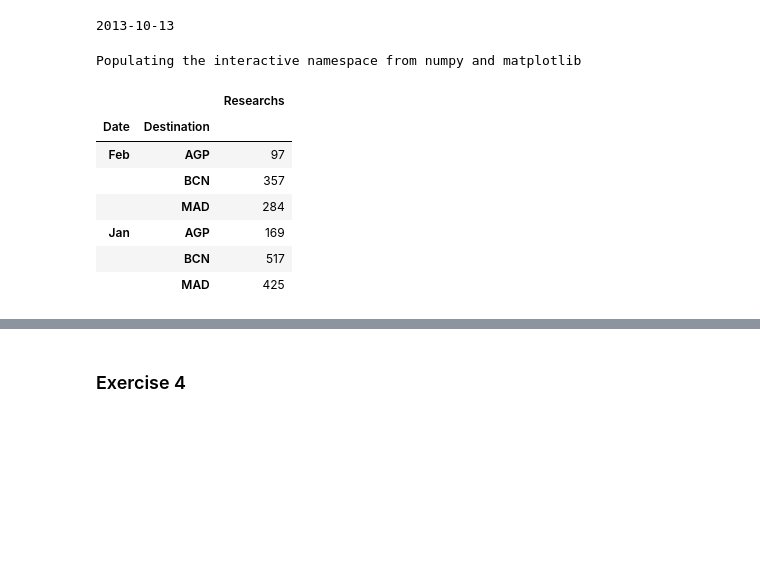
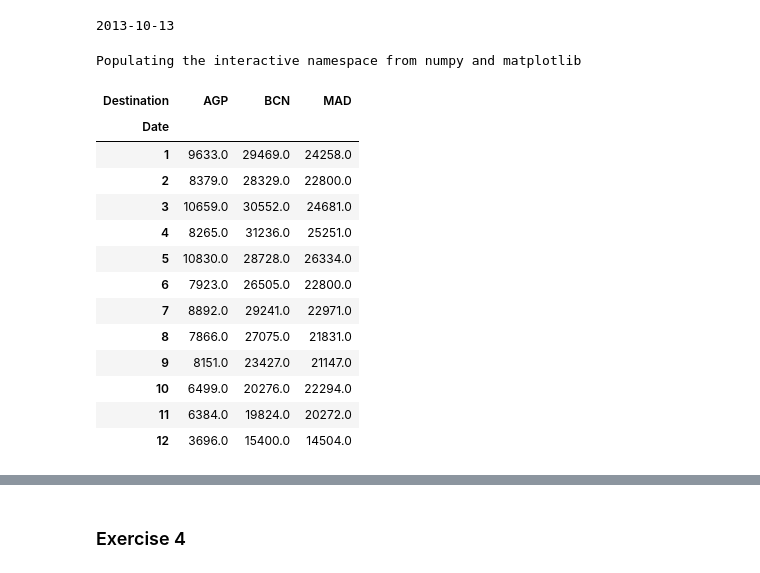
Before and after one commit to evolsidog/Master-Data-Science-Kschool, a Jupyter notebook: Challenge.ipynb, the cells around one changed output, grey strips where cells are left out. Drawn from its saved outputs; the diff is of its cells as text; code cells hidden in the pictures; blank space fills up the shorter version.

```diff
--- a/Challenge.ipynb
+++ b/Challenge.ipynb
@@ -213,37 +230,41 @@ print max_date
 # %%
 %pylab inline
 # Seem that all researchs were in 2013
 search_reader = pd.read_csv(searches_path, sep='^', chunksize=chunksize, usecols={'Date', 'Destination'})
 
-# Filter by destination, later use destination as index, at the end create columns depending her month
-'''
-df = search_reader.next()
-list_codes = ['AGP', 'MAD', 'BCN']
-df = df[df['Destination'].isin(list_codes)]
-df.set_index('Destination', inplace=True)
-df['Date'] = pd.to_datetime(df['Date'])
-df['Date'].min()
-''';
-
 #1. Miramos el iata code para los lugares https://es.wikipedia.org/wiki/C%C3%B3digo_de_aeropuertos_de_IATA
 # Malaga : AGP, Madrid : MAD, Barcelona : BCN
 list_codes = ['AGP', 'MAD', 'BCN']
+df = pd.DataFrame()
 
-df = search_reader.next()
-df = df[df['Destination'].isin(list_codes)]
-#df.set_index('Destination', inplace=True)
-# Cast the column from String to datetime and get the month
-df['Date'] = pd.to_datetime(df['Date'], format='%Y-%m-%d', errors='coerce').map(lambda x : x.strftime("%b"))
+for chunk in search_reader:
 
-df_group = df.groupby(['Date','Destination'])['Destination'].agg({'Researchs' : 'count'})
-df_group
+    # Filter by destination
+    chunk = chunk[chunk['Destination'].isin(list_codes)]
+
+    # Cast the column from String to datetime and get the month
+    chunk['Date'] = pd.to_datetime(chunk['Date'], format='%Y-%m-%d', errors='coerce').map(lambda x : x.month)
+
+    df_group = chunk.groupby(['Date','Destination'])['Destination'].agg({'Researchs' : 'count'}).unstack()
+
+    # We drop the first level that have in columns after pivot the second index as column name
+    df_group.columns = df_group.columns.droplevel()
+
+    df = df.add(df_group, fill_value=0)
+df
 # %% [output]
 Populating the interactive namespace from numpy and matplotlib
-|  |  | Researchs |
-| Date | Destination |  |
-| Feb | AGP | 97 |
-|  | BCN | 357 |
-|  | MAD | 284 |
-| Jan | AGP | 169 |
-|  | BCN | 517 |
-|  | MAD | 425 |
+| Destination | AGP | BCN | MAD |
+| Date |  |  |  |
+| 1 | 9633.0 | 29469.0 | 24258.0 |
+| 2 | 8379.0 | 28329.0 | 22800.0 |
+| 3 | 10659.0 | 30552.0 | 24681.0 |
+| 4 | 8265.0 | 31236.0 | 25251.0 |
+| 5 | 10830.0 | 28728.0 | 26334.0 |
+| 6 | 7923.0 | 26505.0 | 22800.0 |
+| 7 | 8892.0 | 29241.0 | 22971.0 |
+| 8 | 7866.0 | 27075.0 | 21831.0 |
+| 9 | 8151.0 | 23427.0 | 21147.0 |
+| 10 | 6499.0 | 20276.0 | 22294.0 |
+| 11 | 6384.0 | 19824.0 | 20272.0 |
+| 12 | 3696.0 | 15400.0 | 14504.0 |
```
Also changed, not shown: parts of 6 cells of this notebook.
